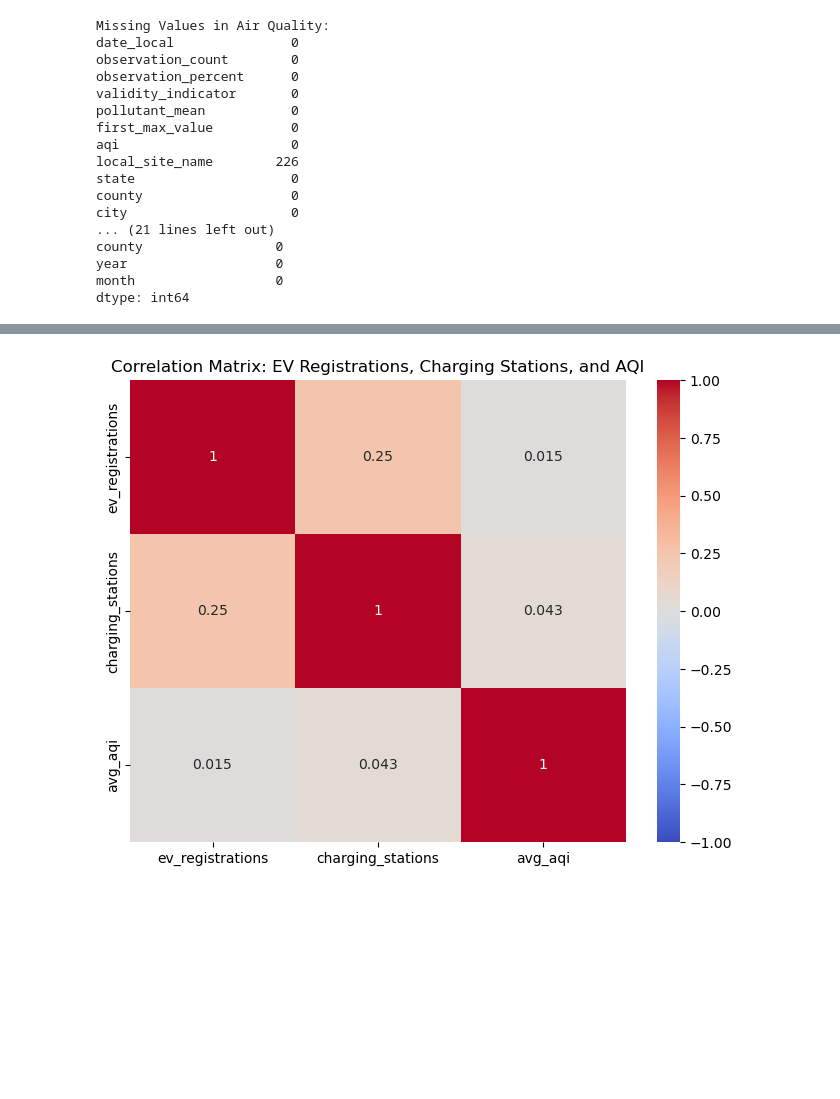
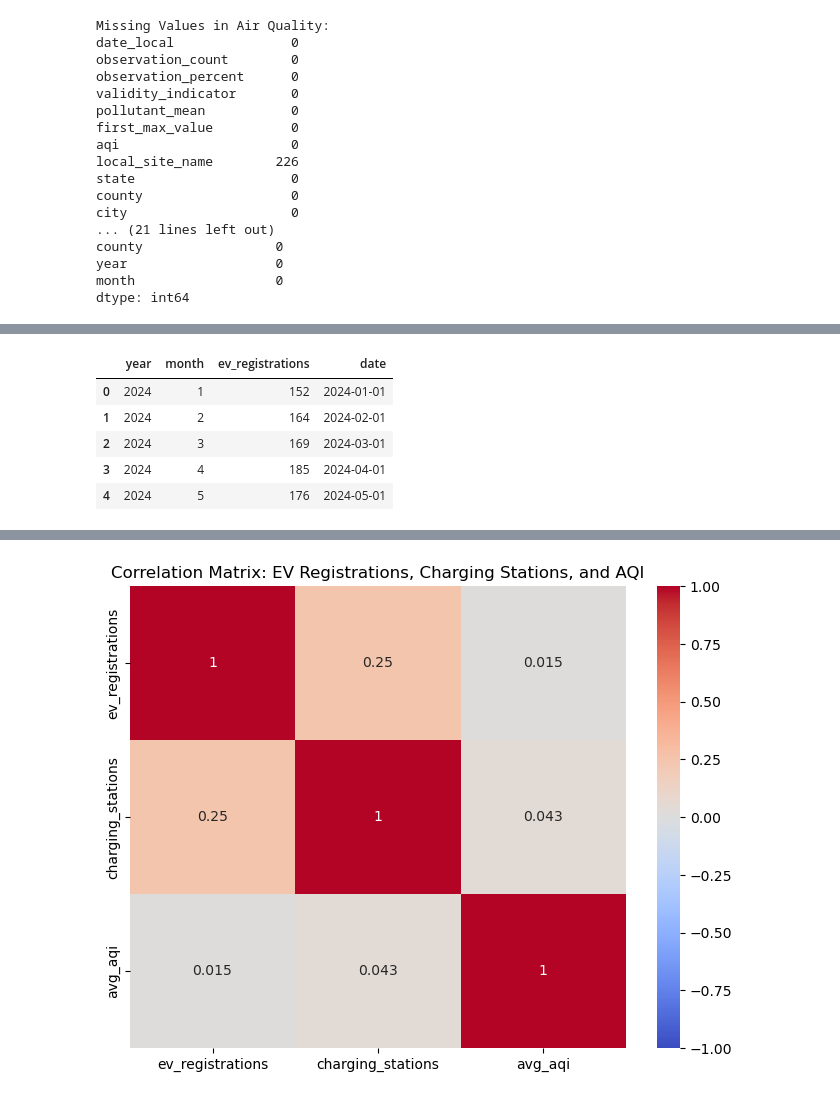
Before and after one commit to x23364394/Environmenatal_impact_of_EV_adoption, a Jupyter notebook: Group_Q_Clean_Data_Merge.ipynb, the cells around one changed output, grey strips where cells are left out. Cells and saved outputs as stored; diff of their text form; code cells hidden in the pictures; blank space fills up the shorter version.

```diff
--- a/Group_Q_Clean_Data_Merge.ipynb
+++ b/Group_Q_Clean_Data_Merge.ipynb
@@ -300,7 +309,16 @@ df_fuel_2024=df_fuel[df_fuel['year']==2024]
 # %%
 # Aggregate EV registrations by month
 ev_time=df_ev_2024.groupby(['year','month']).size().reset_index(name='ev_registrations')
 ev_time['date']=pd.to_datetime(ev_time[['year','month']].assign(day=1))
+
+ev_time.head()
+# %% [output]
+|  | year | month | ev_registrations | date |
+| 0 | 2024 | 1 | 152 | 2024-01-01 |
+| 1 | 2024 | 2 | 164 | 2024-02-01 |
+| 2 | 2024 | 3 | 169 | 2024-03-01 |
+| 3 | 2024 | 4 | 185 | 2024-04-01 |
+| 4 | 2024 | 5 | 176 | 2024-05-01 |
 # %%
 # Aggregate air quality by month
 if 'AQI' in df_air_2024.columns:
```
Also changed, not shown: parts of 10 cells of this notebook.
